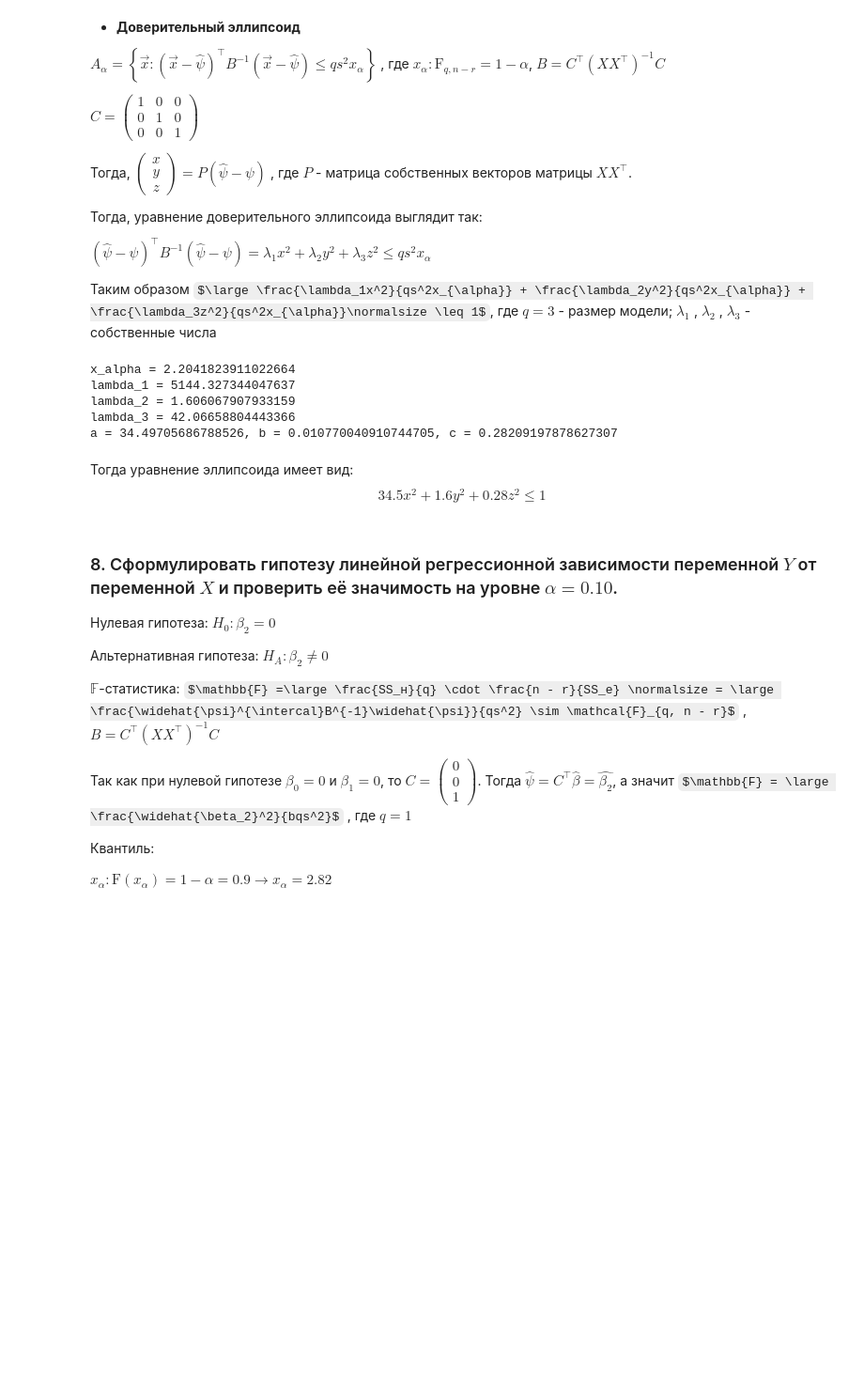
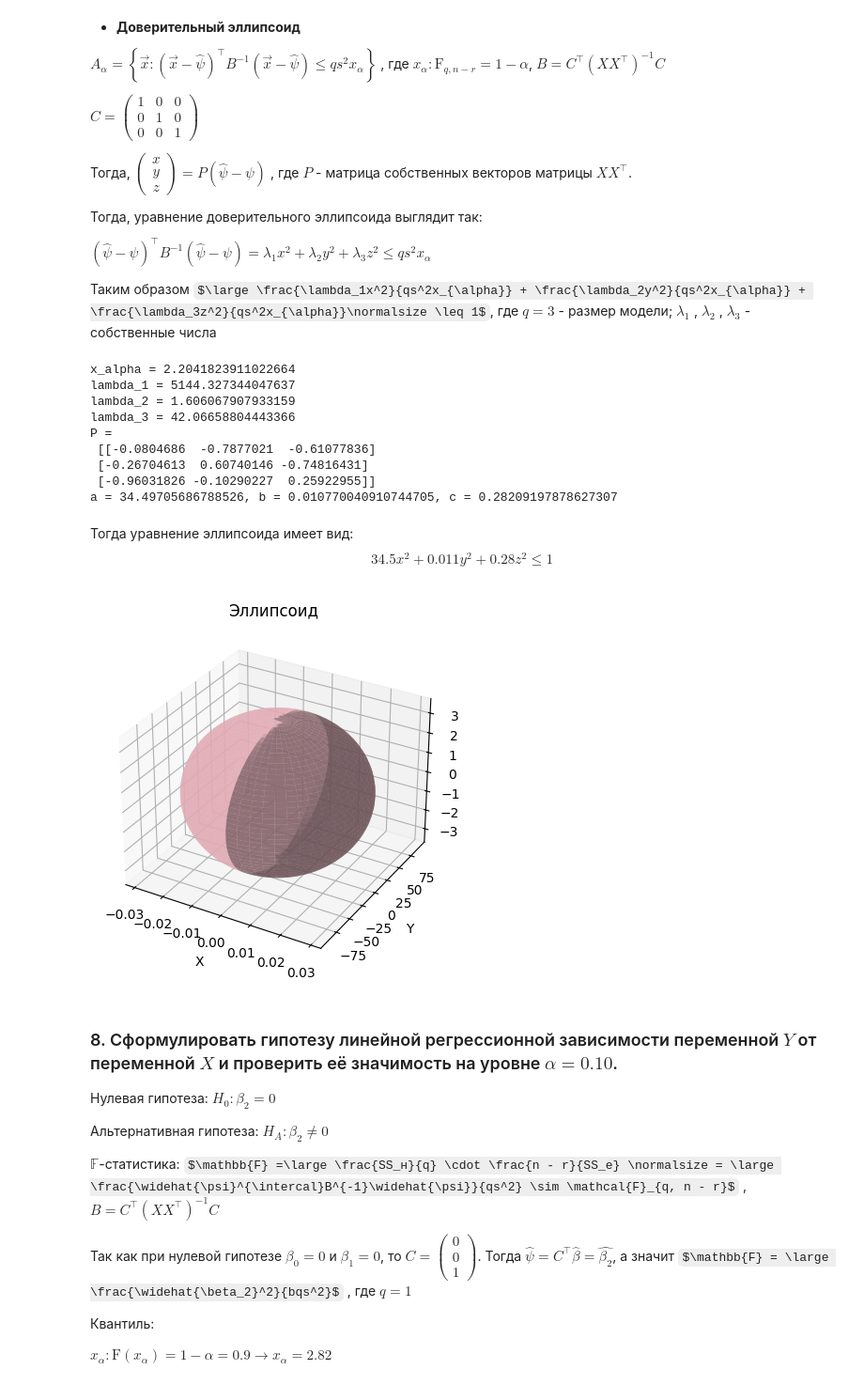
Before and after one commit to the-mvi/stat_an_gr1375-2023, a Jupyter notebook: 1375_Surovyatkina_KS/task3.ipynb, the cells around one changed output. Shown at 94% size. Drawn from its saved outputs; the diff is of its cells as text; code cells hidden in the pictures; some formulas as TeX source; blank space fills up the shorter version.

Commit message:
added ellipsoid

```diff
--- a/1375_Surovyatkina_KS/task3.ipynb
+++ b/1375_Surovyatkina_KS/task3.ipynb
@@ -716,6 +716,7 @@ eigenvalues_2, eigenvectors_2 = np.linalg.eig(np.array(XXT_2))
 print('lambda_1 =', eigenvalues_2[0])
 print('lambda_2 =', eigenvalues_2[1])
 print('lambda_3 =', eigenvalues_2[2])
+print('P =\n', eigenvectors_2)
 
 a_2 = eigenvalues_2[0] / (q*s2_2*x_alpha_2)
 b_2 = eigenvalues_2[1] / (q*s2_2*x_alpha_2)
@@ -726,10 +727,40 @@ x_alpha = 2.2041823911022664
 lambda_1 = 5144.327344047637
 lambda_2 = 1.606067907933159
 lambda_3 = 42.06658804443366
+P =
+ [[-0.0804686  -0.7877021  -0.61077836]
+ [-0.26704613  0.60740146 -0.74816431]
+ [-0.96031826 -0.10290227  0.25922955]]
 a = 34.49705686788526, b = 0.010770040910744705, c = 0.28209197878627307
 # %% [markdown]
 Тогда уравнение эллипсоида имеет вид:
-$$34.5x^2 + 1.6y^2 + 0.28z^2 \leq 1$$
+$$34.5x^2 + 0.011y^2 + 0.28z^2 \leq 1$$
+# %%
+def parametric_ellipsoid(a, b, c, u, v):
+    x = a * np.outer(np.cos(u), np.sin(v))
+    y = b * np.outer(np.sin(u), np.sin(v))
+    z = c * np.outer(np.ones_like(u), np.cos(v))
+    return x, y, z
+
+u = np.linspace(0, 2 * np.pi, 100)
+v = np.linspace(0, np.pi, 100)
+a, b, c = 1 / 34.5, 1 / 0.011, 1 / 0.28
+x, y, z = parametric_ellipsoid(a, b, c, u, v)
+
+fig = plt.figure()
+ax = fig.add_subplot(111, projection='3d')
+ax.plot_surface(x, y, z, color='pink', alpha=0.7)
+
+ax.set_xlabel('X')
+ax.set_ylabel('Y')
+ax.set_zlabel('Z')
+#ax.set_box_aspect(aspect=None, zoom=0.8)
+#ax.set_box_aspect([np.ptp(coord) for coord in [x, y, z]])
+ax.set_title('Эллипсоид')
+
+plt.show()
+# %% [output]
+[figure, added]
 # %% [markdown]
 ### 8. Сформулировать гипотезу линейной регрессионной зависимости переменной $Y$ от переменной $X$ и проверить её значимость на уровне $\alpha = 0.10$.
 
```
Also changed, not shown: parts of 1 cell of this notebook.
